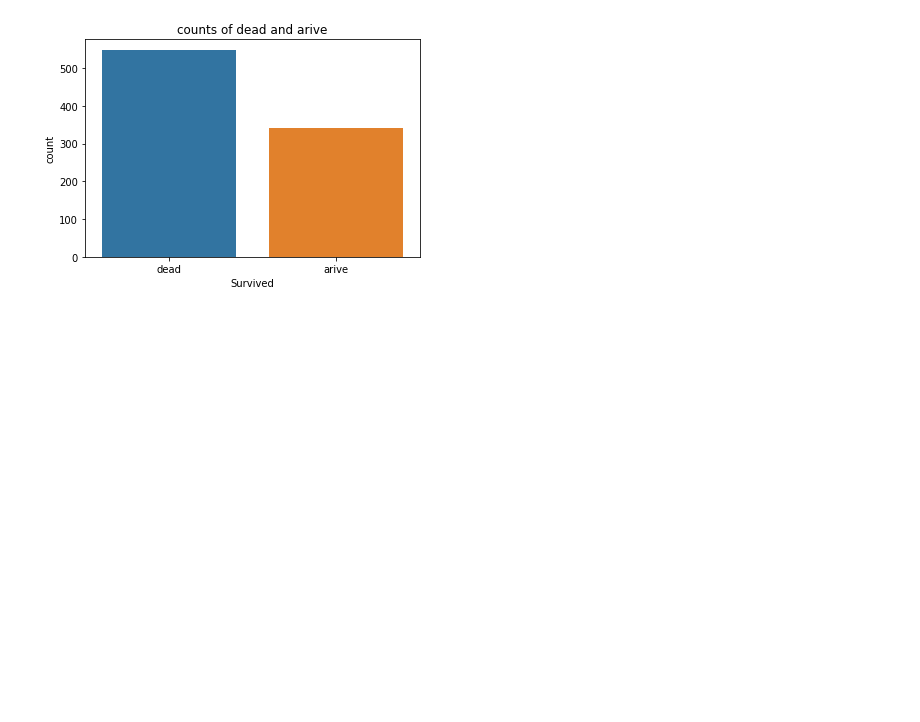
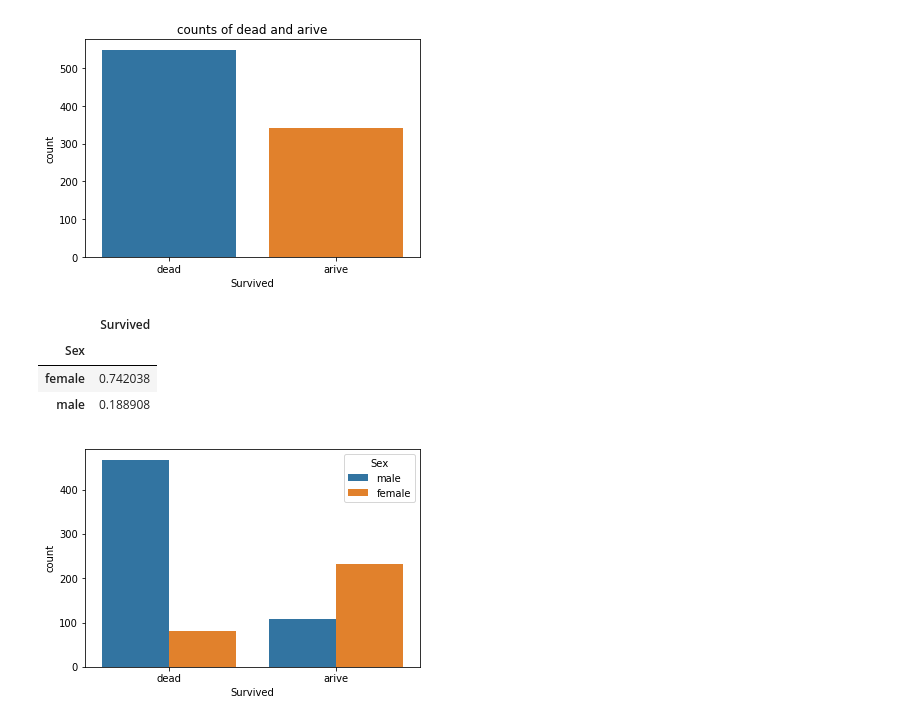
Before and after one commit to aki-06/Titanic, a Jupyter notebook: titanic.ipynb, the cells around one changed output. Drawn from its saved outputs; the diff is of its cells as text; code cells hidden in the pictures; blank space fills up the shorter version.

```diff
--- a/titanic.ipynb
+++ b/titanic.ipynb
@@ -171,3 +172,17 @@ df_train['Survived'].value_counts()
 1    342
 Name: Survived, dtype: int64
 [figure]
+# %%
+# 男女別の生存者と死亡者数
+sns.countplot(x='Survived', hue='Sex', data=df_train)
+
+plt.xticks([0, 1], ['dead', 'alived'])
+
+# 男女別の生存割合を表示
+df_train[['Survived', 'Sex']].groupby(['Sex']).mean()
+# %% [output]
+|  | Survived |
+| Sex |  |
+| female | 0.742038 |
+| male | 0.188908 |
+[figure, added]
```
Also changed, not shown: parts of 22 cells of this notebook.
